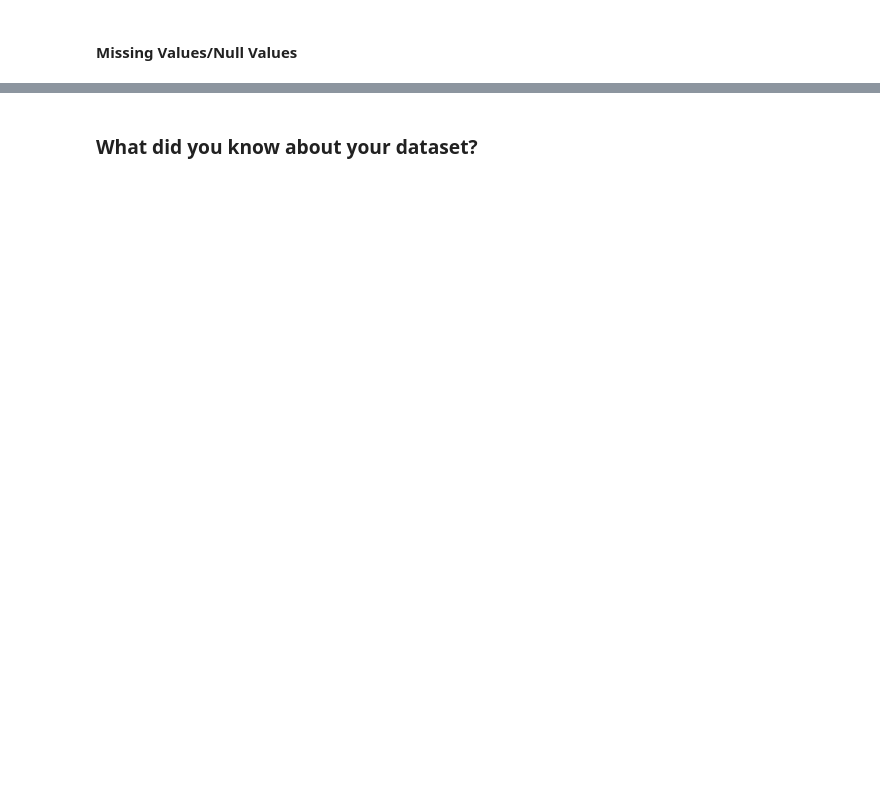
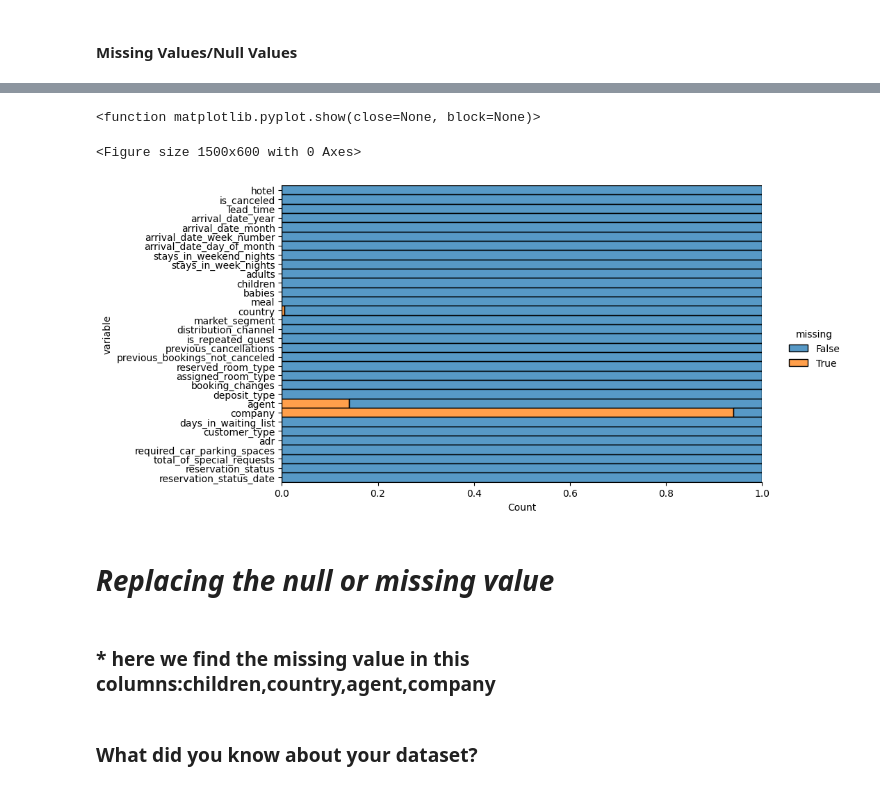
Before and after one commit to Priyamadke/hotel_an_project, a Jupyter notebook: hotel_capstone_project.ipynb, the cells around one changed output, grey strips where cells are left out. Drawn from its saved outputs; the diff is of its cells as text; code cells hidden in the pictures; blank space fills up the shorter version.

```diff
--- a/hotel_capstone_project.ipynb
+++ b/hotel_capstone_project.ipynb
@@ -145,0 +218,18 @@ the no.of columns are: 32
+# %%
+plt.figure(figsize=(15,6))
+sns.displot(
+    data=data.isnull().melt(value_name="missing"),
+    y="variable",
+    hue="missing",
+    multiple="fill",
+    aspect=2,
+)
+plt.show
+# %% [output]
+<function matplotlib.pyplot.show(close=None, block=None)>
+<Figure size 1500x600 with 0 Axes>
+[figure, added]
+# %% [markdown]
+#  *Replacing the null or missing value*
+# %% [markdown]
+  ###  * here we find the missing value in this columns:children,country,agent,company
```
Also changed, not shown: parts of 174 cells of this notebook.
